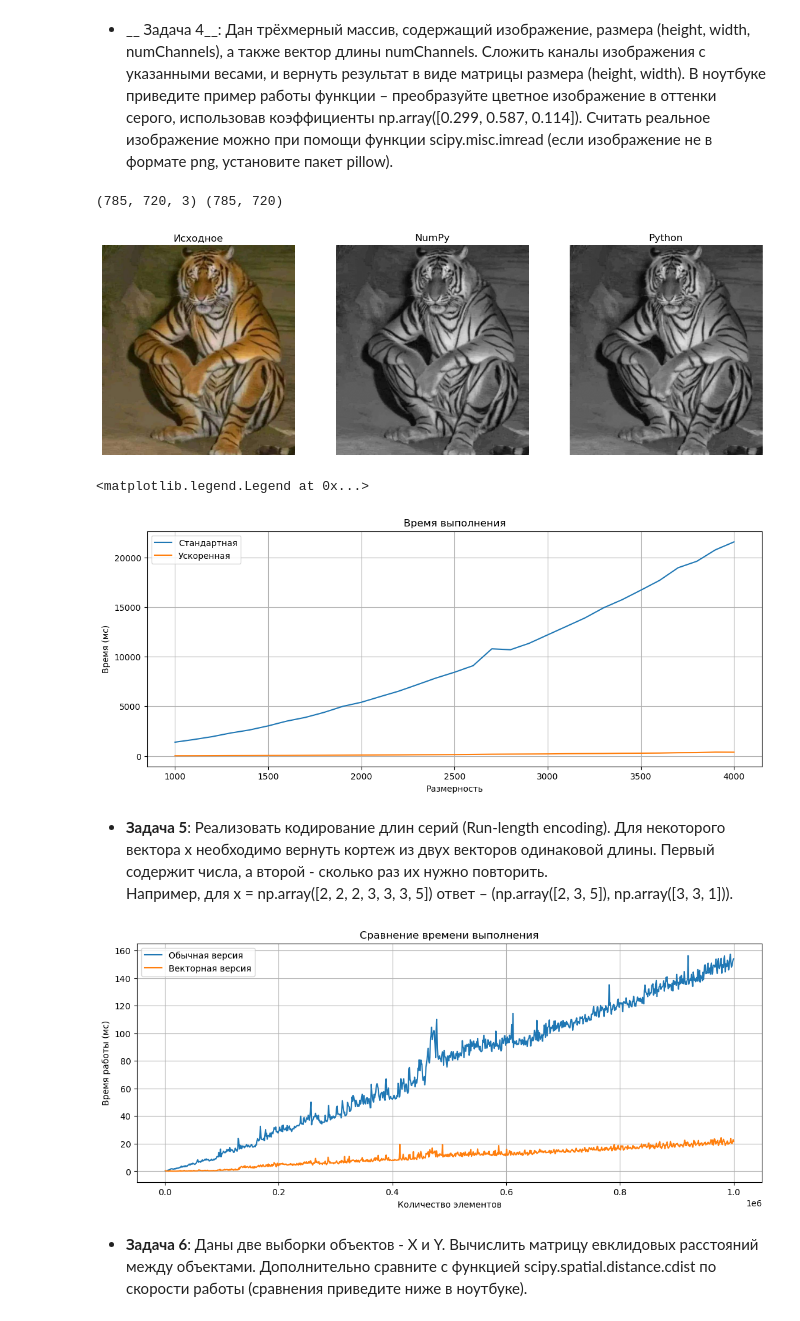
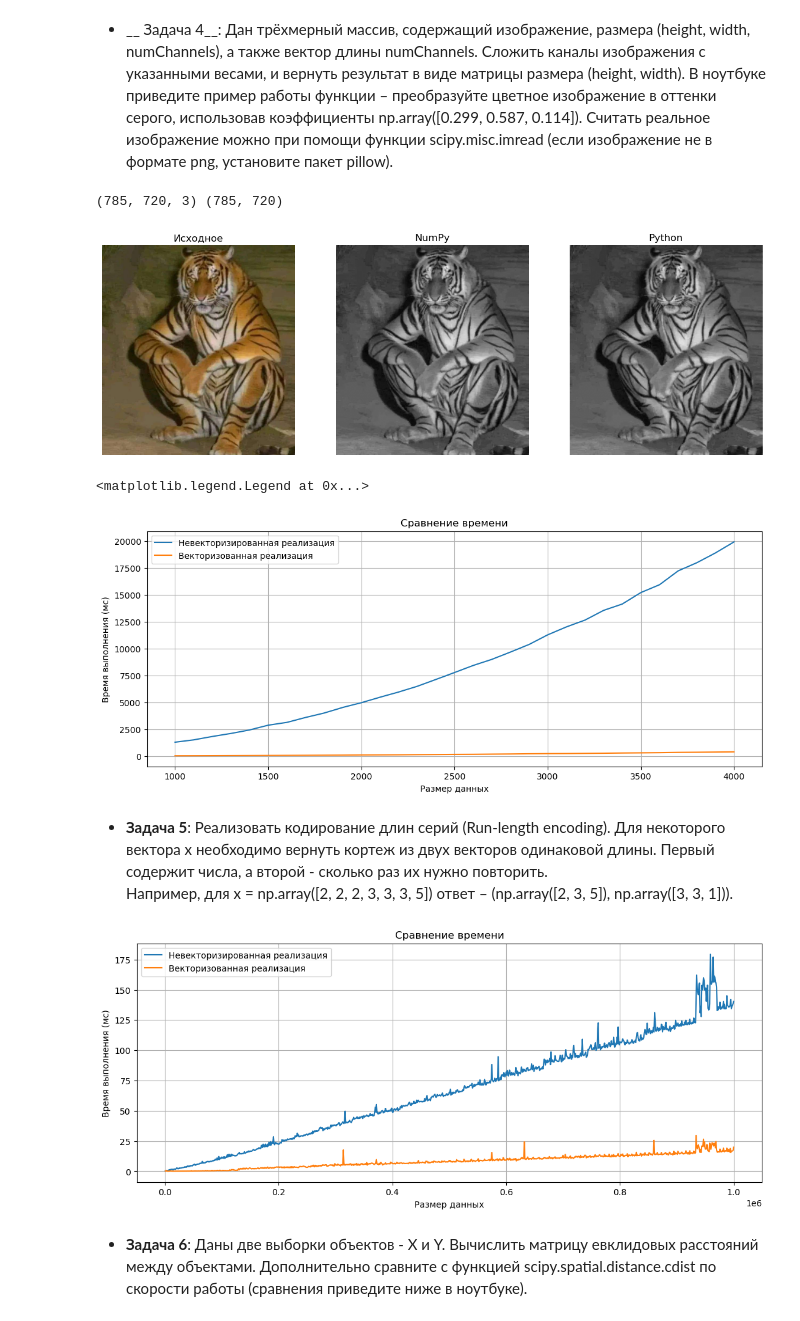
Before and after one commit to Goga44/AESC_ML11, a Jupyter notebook: task1/task1_numpy_practive.ipynb, the cells around one changed output. Cells and saved outputs as stored; diff of their text form; code cells hidden in the pictures.

```diff
--- a/task1/task1_numpy_practive.ipynb
+++ b/task1/task1_numpy_practive.ipynb
@@ -168,6 +174,8 @@ plt.show()
 import matplotlib.pyplot as plt
 import numpy as np
 import time
+import functions
+import functions_vectorized
 
 weights = [0.299, 0.587, 0.114]
 original_image = plt.imread("img.jpg")[:,:,:3]
@@ -213,57 +221,61 @@ for j in range(0, len(dimensions)):
 
 figure, plot_area = plt.subplots(1, 1, figsize=(13, 5))
 
-plot_area.plot(dimensions, standard_times, label=u"Стандартная")
-plot_area.plot(dimensions, fast_times, label=u"Ускоренная")
-plot_area.set_title(u"Время выполнения")
-plot_area.set_xlabel(u"Размерность")
-plot_area.set_ylabel(u"Время (мс)")
+plot_area.plot(dimensions, standard_times, label=u"Невекторизированная реализация")
+plot_area.plot(dimensions, fast_times, label=u"Векторизованная реализация")
+plot_area.set_title(u"Сравнение времени")
+plot_area.set_xlabel(u"Размер данных")
+plot_area.set_ylabel(u"Время выполнения (мс)")
 plot_area.grid()
 plot_area.legend()
 # %% [output]
 (785, 720, 3) (785, 720)
 [figure]
 <matplotlib.legend.Legend at 0x...>
-[figure, old version]
+[figure, new version]
 # %% [markdown]
 * __Задача 5__: Реализовать кодирование длин серий (Run-length encoding). Для некоторого вектора x необходимо вернуть кортеж из двух векторов одинаковой длины. Первый содержит числа, а второй - сколько раз их нужно повторить.
  Например, для x = np.array([2, 2, 2, 3, 3, 3, 5]) ответ – (np.array([2, 3, 5]), np.array([3, 3, 1])).
 # %%
 import matplotlib.pyplot as plt
 import numpy as np
 import time
+import functions
+import functions_vectorized
 
 sizes = []
 for j in range(1000, 1000001, 1000):
     sizes.append(j)
 
 base_times = np.zeros(len(sizes))
 vector_times = np.zeros(len(sizes))
 
+
 for k in range(0, len(sizes)):
+
     data = np.random.randint(-50, 50, size=sizes[k])
 
     start = time.time() * 1000
     functions.run_length_encoding(data)
     base_times[k] = time.time() * 1000 - start
 
     start = time.time() * 1000
     functions_vectorized.run_length_encoding(data)
     vector_times[k] = time.time() * 1000 - start
 
 fig, plot_area = plt.subplots(1, 1, figsize=(13, 5))
 
-plot_area.plot(sizes, base_times, label=u"Обычная версия")
-plot_area.plot(sizes, vector_times, label=u"Векторная версия")
-plot_area.set_title(u"Сравнение времени выполнения")
-plot_area.set_xlabel(u"Количество элементов")
-plot_area.set_ylabel(u"Время работы (мс)")
+plot_area.plot(sizes, base_times, label=u"Невекторизированная реализация")
+plot_area.plot(sizes, vector_times, label=u"Векторизованная реализация")
+plot_area.set_title(u"Сравнение времени")
+plot_area.set_xlabel(u"Размер данных")
+plot_area.set_ylabel(u"Время выполнения (мс)")
 plot_area.grid()
 plot_area.legend()
 
 plt.show()
 # %% [output]
-[figure, old version]
+[figure, new version]
 # %% [markdown]
 
 
```
Also changed, not shown: parts of 6 cells of this notebook.
